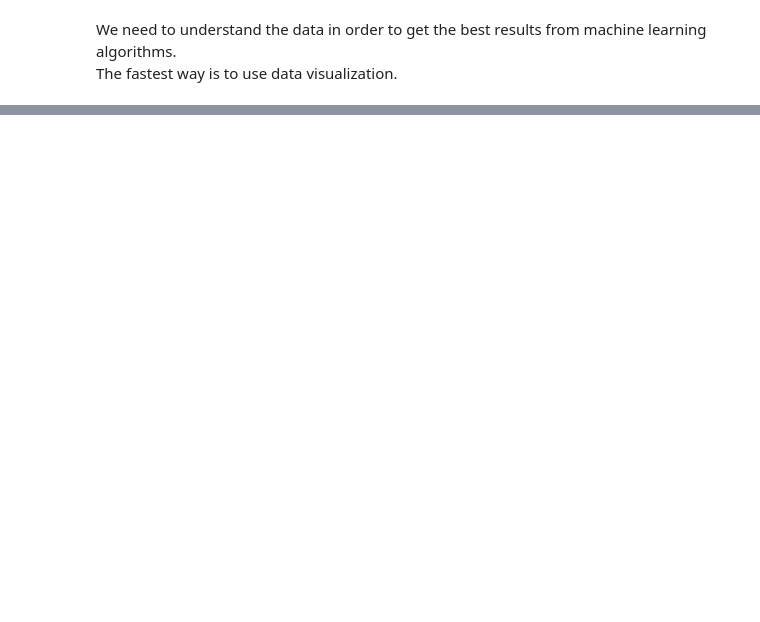
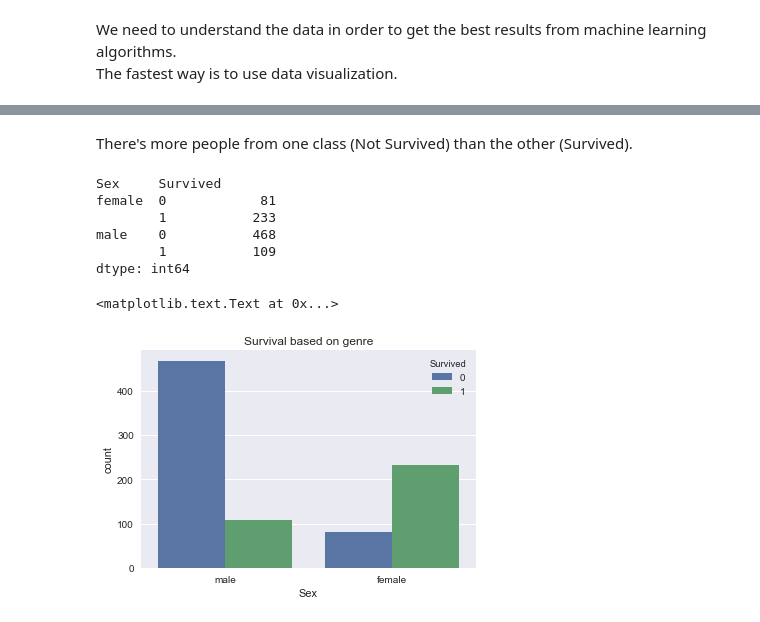
Before and after one commit to MelanVijayaratnam/Kaggle-nb, a Jupyter notebook: Titanic_2.ipynb, the cells around one changed output, grey strips where cells are left out. Drawn from its saved outputs; the diff is of its cells as text; code cells hidden in the pictures; blank space fills up the shorter version.

```diff
--- a/Titanic_2.ipynb
+++ b/Titanic_2.ipynb
@@ -136,0 +139,16 @@ sns.barplot(x="Survived", estimator=sum, data=train_df)
+# %% [markdown]
+There's more people from one class (Not Survived) than the other (Survived).
+# %%
+print( train_df.groupby(['Sex','Survived']).size() )
+
+sns.countplot(x="Sex", hue="Survived", data=train_df)
+plt.title("Survival based on genre")
+# %% [output]
+Sex     Survived
+female  0            81
+        1           233
+male    0           468
+        1           109
+dtype: int64
+<matplotlib.text.Text at 0x...>
+[figure, added]
```
Also changed, not shown: parts of 12 cells of this notebook.
